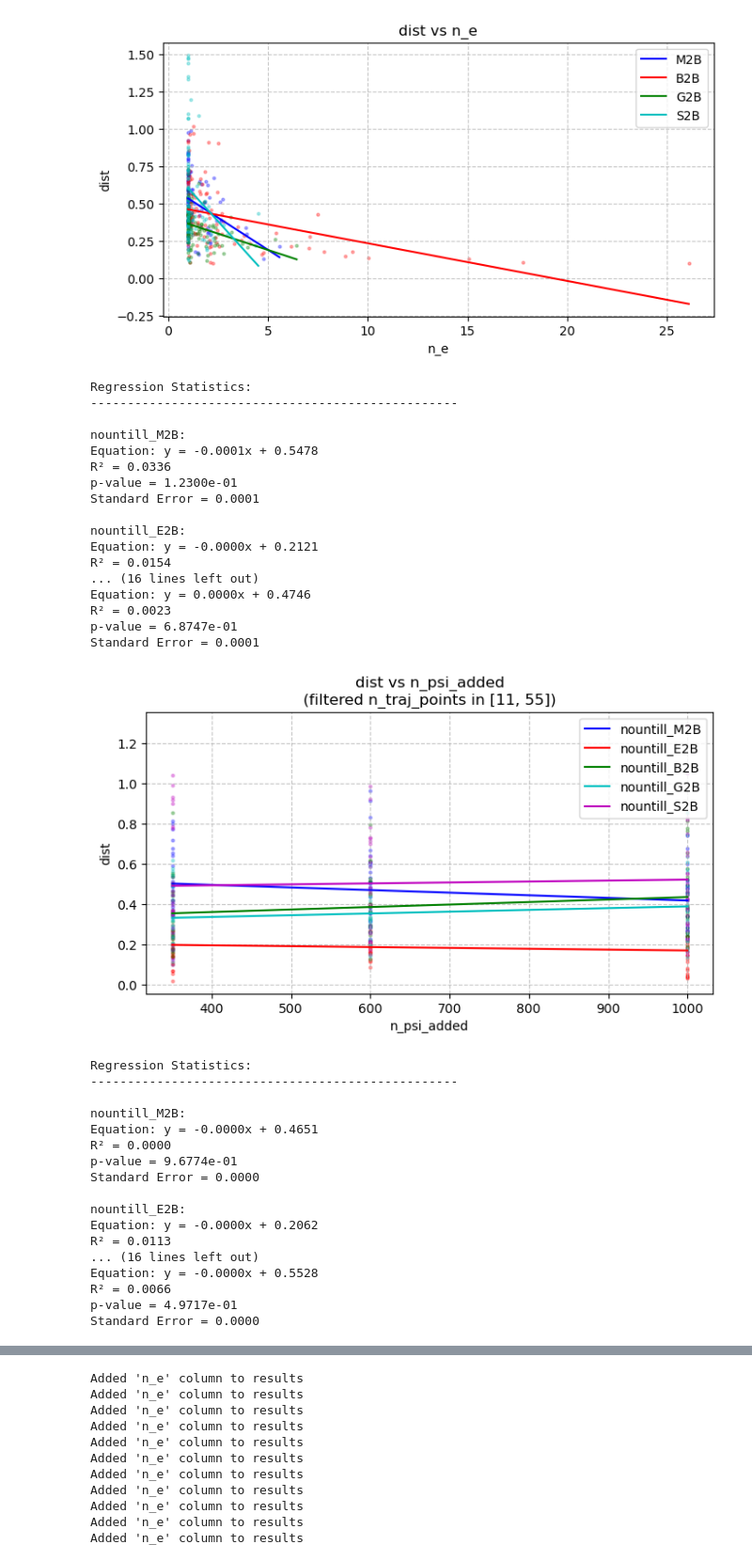
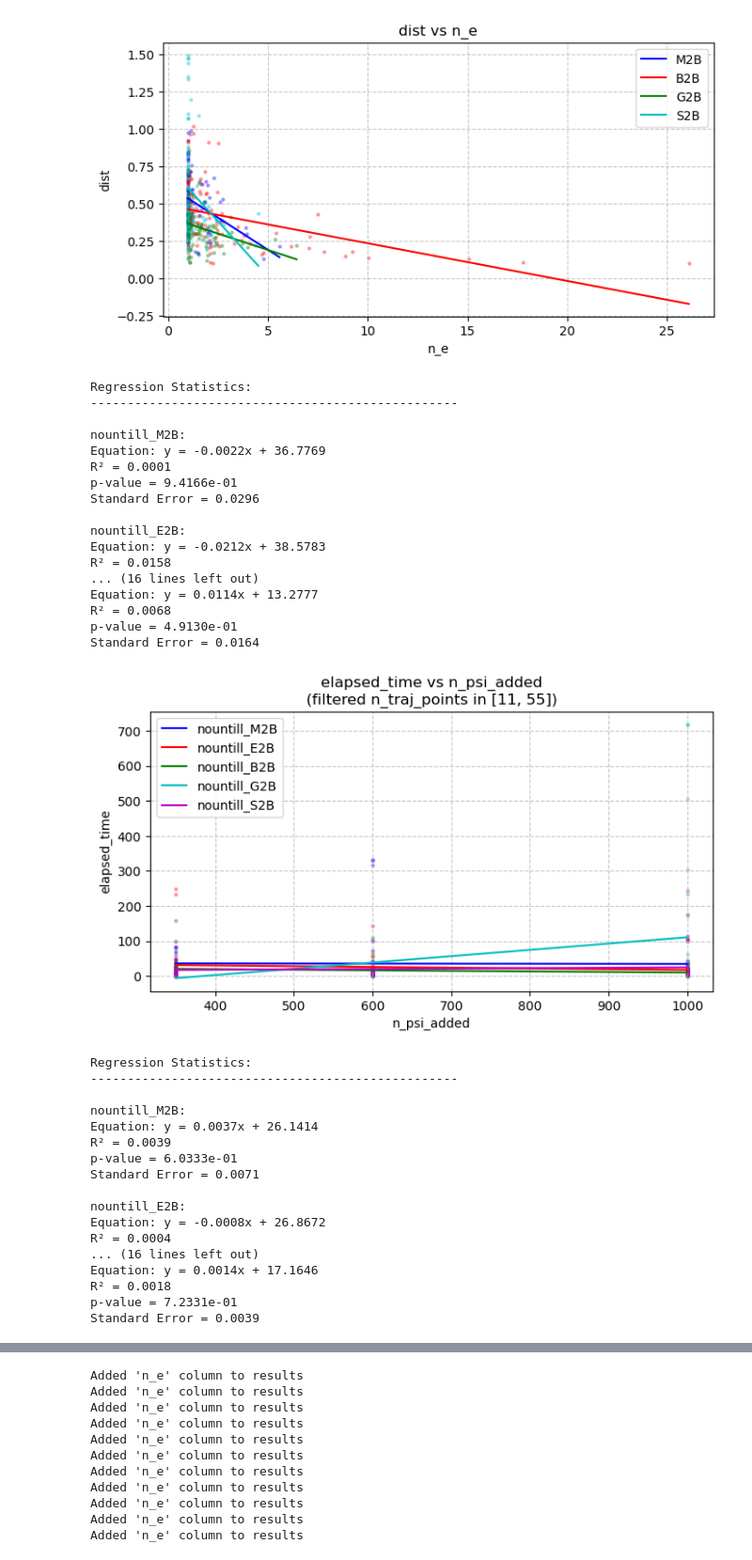
Before and after one commit to Gianmarco-Sarnelli/STL_explainability, a Jupyter notebook: Results_new.ipynb, the cells around one changed output, grey strips where cells are left out. Shown at 94% size. Saved outputs shown, nothing was run; the diff lists cells and outputs as text; code cells hidden in the pictures.

```diff
--- a/Results_new.ipynb
+++ b/Results_new.ipynb
@@ -250,50 +250,50 @@ Standard Error = 0.0545
 # %%
 #['n_psi_added', 'n_traj', 'local_std', 'n_traj_points', 'Dist', 'Cos_Dist', 'Dist_rho', 'Norm_glob', 'Norm_loc', 'Norm_imp', 'Pinv_error', 'Sum_weights', 'Sum_squared_weights', 'Elapsed_time', 'Process_mem']
 
 test_names = ["nountill_M2B", "nountill_E2B", "nountill_B2B", "nountill_G2B", "nountill_S2B"]
 #test_names = ["M2B", "E2B", "B2B", "G2B", "S2B"]
-y_column = "dist"
+y_column = "elapsed_time"
 table_name = "results"
 params = ["n_psi_added", "n_traj", "local_std", "n_traj_points"]
 
 z_column = "n_traj_points"
 focus = [11, 55]
 
 for x_column in params:
     plot_database_columns(test_names, x_column, y_column, table_name, z_column=z_column, focus=focus)
 # %% [output]
 Regression Statistics:
 --------------------------------------------------
 
 nountill_M2B:
-Equation: y = -0.0001x + 0.5478
-R² = 0.0336
-p-value = 1.2300e-01
-Standard Error = 0.0001
+Equation: y = -0.0022x + 36.7769
+R² = 0.0001
+p-value = 9.4166e-01
+Standard Error = 0.0296
 
 nountill_E2B:
-Equation: y = -0.0000x + 0.2121
-R² = 0.0154
+Equation: y = -0.0212x + 38.5783
+R² = 0.0158
 ... (16 lines left out)
-Equation: y = 0.0000x + 0.4746
-R² = 0.0023
-p-value = 6.8747e-01
-Standard Error = 0.0001
+Equation: y = 0.0114x + 13.2777
+R² = 0.0068
+p-value = 4.9130e-01
+Standard Error = 0.0164
-[figure, old version]
+[figure, new version]
 Regression Statistics:
 --------------------------------------------------
 
 nountill_M2B:
-Equation: y = -0.0000x + 0.4651
-R² = 0.0000
-p-value = 9.6774e-01
-Standard Error = 0.0000
+Equation: y = 0.0037x + 26.1414
+R² = 0.0039
+p-value = 6.0333e-01
+Standard Error = 0.0071
 
 nountill_E2B:
-Equation: y = -0.0000x + 0.2062
-R² = 0.0113
+Equation: y = -0.0008x + 26.8672
+R² = 0.0004
 ... (16 lines left out)
-Equation: y = -0.0000x + 0.5528
-R² = 0.0066
-p-value = 4.9717e-01
-Standard Error = 0.0000
+Equation: y = 0.0014x + 17.1646
+R² = 0.0018
+p-value = 7.2331e-01
+Standard Error = 0.0039
```
Also changed, not shown: parts of 2 cells of this notebook, 5 other files.
